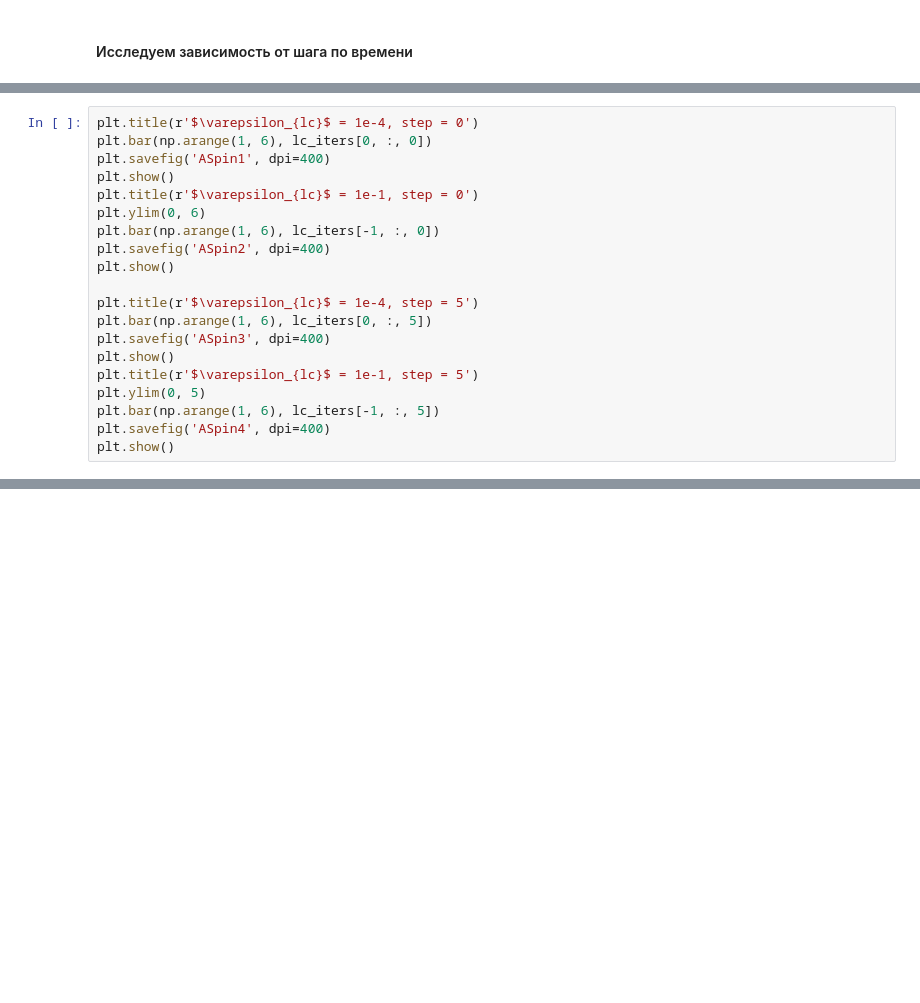
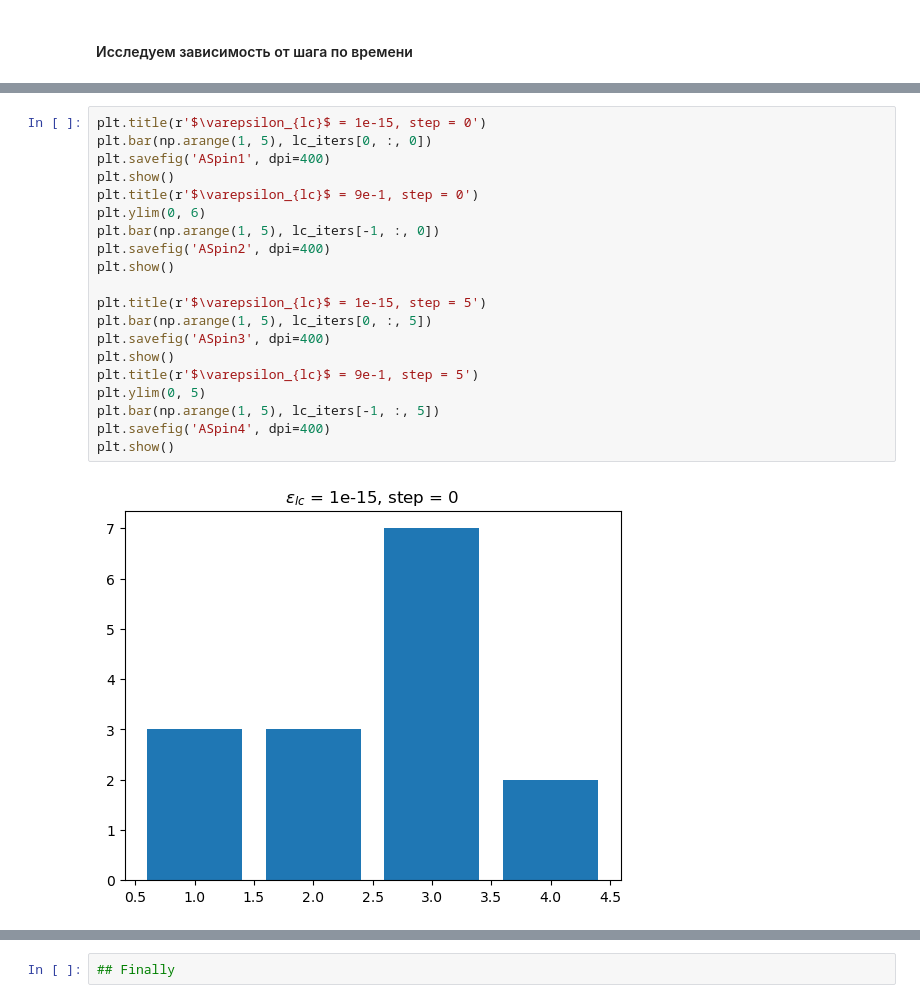
Before and after one commit to animih/aspen-study, a Jupyter notebook: one_phase_test1.ipynb, the cells around one changed output, grey strips where cells are left out. Cells and saved outputs as stored; diff of their text form; blank space fills up the shorter version.

```diff
--- a/one_phase_test1.ipynb
+++ b/one_phase_test1.ipynb
@@ -270,20 +267,22 @@ plt.show()
 # %%
-plt.title(r'$\varepsilon_{lc}$ = 1e-4, step = 0')
-plt.bar(np.arange(1, 6), lc_iters[0, :, 0])
+plt.title(r'$\varepsilon_{lc}$ = 1e-15, step = 0')
+plt.bar(np.arange(1, 5), lc_iters[0, :, 0])
 plt.savefig('ASpin1', dpi=400)
 plt.show()
-plt.title(r'$\varepsilon_{lc}$ = 1e-1, step = 0')
+plt.title(r'$\varepsilon_{lc}$ = 9e-1, step = 0')
 plt.ylim(0, 6)
-plt.bar(np.arange(1, 6), lc_iters[-1, :, 0])
+plt.bar(np.arange(1, 5), lc_iters[-1, :, 0])
 plt.savefig('ASpin2', dpi=400)
 plt.show()
 
-plt.title(r'$\varepsilon_{lc}$ = 1e-4, step = 5')
-plt.bar(np.arange(1, 6), lc_iters[0, :, 5])
+plt.title(r'$\varepsilon_{lc}$ = 1e-15, step = 5')
+plt.bar(np.arange(1, 5), lc_iters[0, :, 5])
 plt.savefig('ASpin3', dpi=400)
 plt.show()
-plt.title(r'$\varepsilon_{lc}$ = 1e-1, step = 5')
+plt.title(r'$\varepsilon_{lc}$ = 9e-1, step = 5')
 plt.ylim(0, 5)
-plt.bar(np.arange(1, 6), lc_iters[-1, :, 5])
+plt.bar(np.arange(1, 5), lc_iters[-1, :, 5])
 plt.savefig('ASpin4', dpi=400)
 plt.show()
+# %% [output]
+[figure, added]
@@ -289,0 +292,2 @@ plt.show()
+# %%
+## Finally
```
Also changed, not shown: parts of 22 cells of this notebook, 28 other files.
